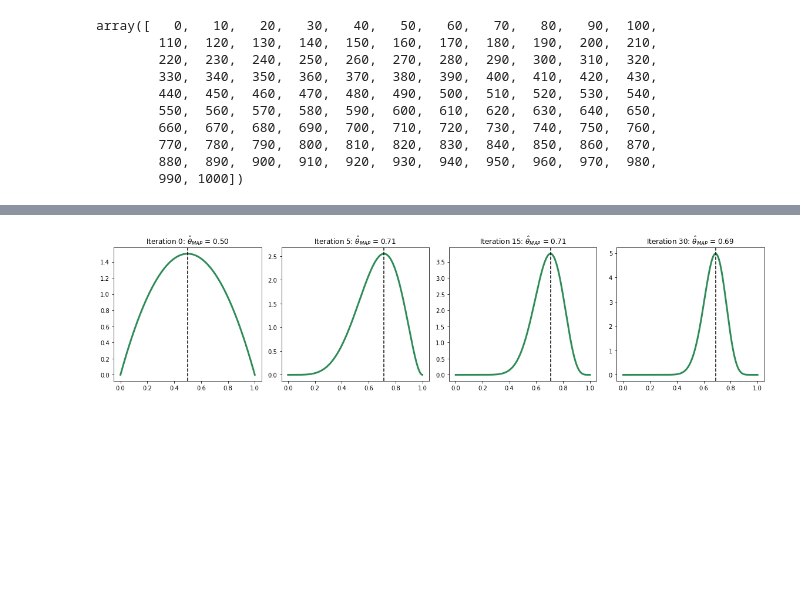
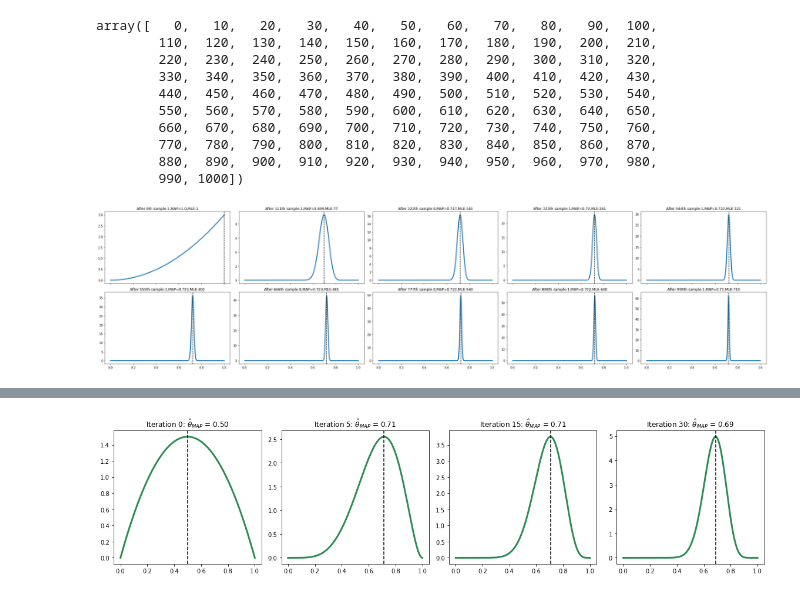
Before and after one commit to vin136/NN-foundations, a Jupyter notebook: Estimating_Probabilities.ipynb, the cells around one changed output, grey strips where cells are left out. Saved outputs shown, nothing was run; the diff lists cells and outputs as text; code cells hidden in the pictures; blank space fills up the shorter version.

```diff
--- a/Estimating_Probabilities.ipynb
+++ b/Estimating_Probabilities.ipynb
@@ -369,19 +369,30 @@ def plot_beta_posterior_ondata(alpha,beta,y_obs):
   cur_alpha = alpha
   cur_beta = beta
   fig, ax_arr = plt.subplots(ncols=5,nrows=2 ,figsize=(32,8), sharex=True)
-  for i,ind in enumerate(np.arange(0,1010,10)):
+  for i,ind in enumerate(np.linspace(0,999,10)):
+    ind = int(ind)
+
+    #print(i,ind)
     obs = y_obs[ind]
     if i<5:
       ax = ax_arr[0,i]
     else:
       ax = ax_arr[1,i-5]
+    #print(i)
+    #print(f"ind:{ind}")
     cur_alpha = cur_alpha + sum(y_obs[:ind+1])
-    cur_beta = cur_beta + 1 - sum(y_obs[:ind+1])
+    cur_beta = cur_beta + (ind - sum(y_obs[:ind+1]))
+    #print(f"alpha,beta {cur_alpha},{cur_beta}")
     #evaluates the pdf of the posterior
     pos_theta_y = sp.stats.beta.pdf(x=pos_theta_x, a=cur_alpha, b=cur_beta)
+
     ax.plot(pos_theta_x, pos_theta_y, linewidth=3)
     #it turns out that the MAP for beta distribution also has a closed form solution but we can just look at the max directly.
     mode = pos_theta_x[np.argmax(pos_theta_y)]
     ax.axvline(x=mode, linestyle='--', color='k')
     ax.set_title(f"After {ind}th sample:{obs},MAP={round(mode,3)},MLE:{round(sum(y_obs[:ind+1]),2)}")
   fig.tight_layout()
+# %%
+plot_beta_posterior_ondata(alpha,beta,y_obs)
+# %% [output]
+[figure, added]
```
Also changed, not shown: parts of 3 cells of this notebook.
